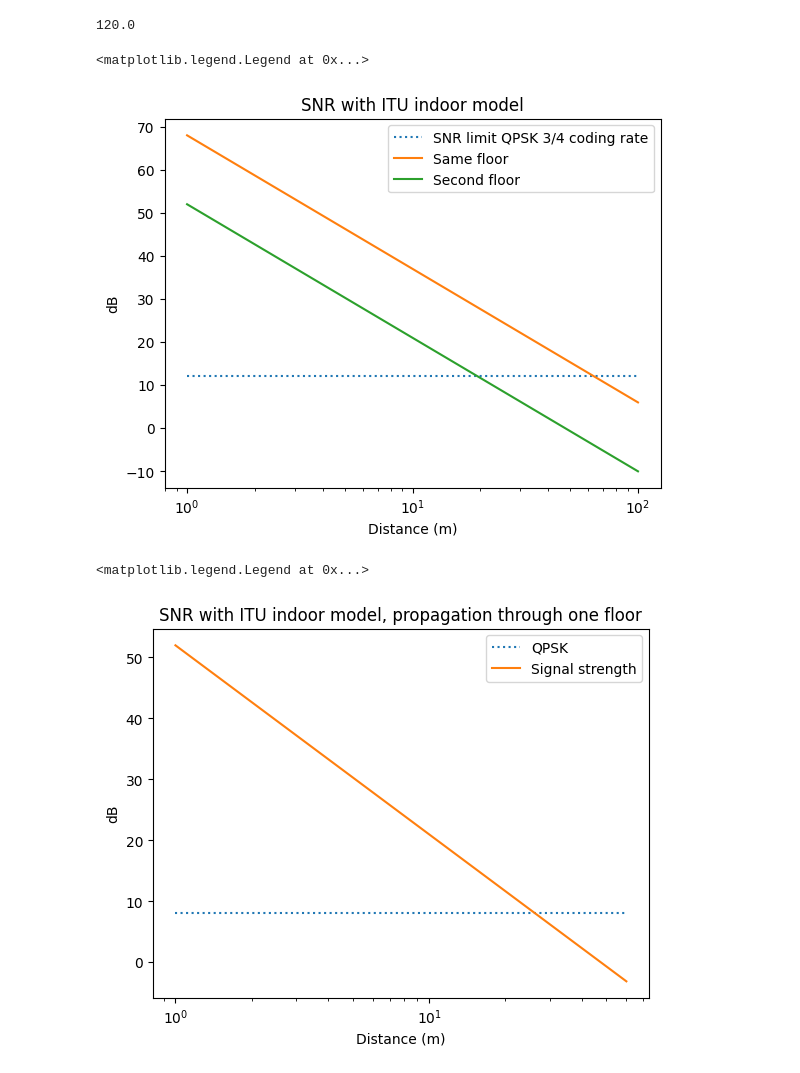
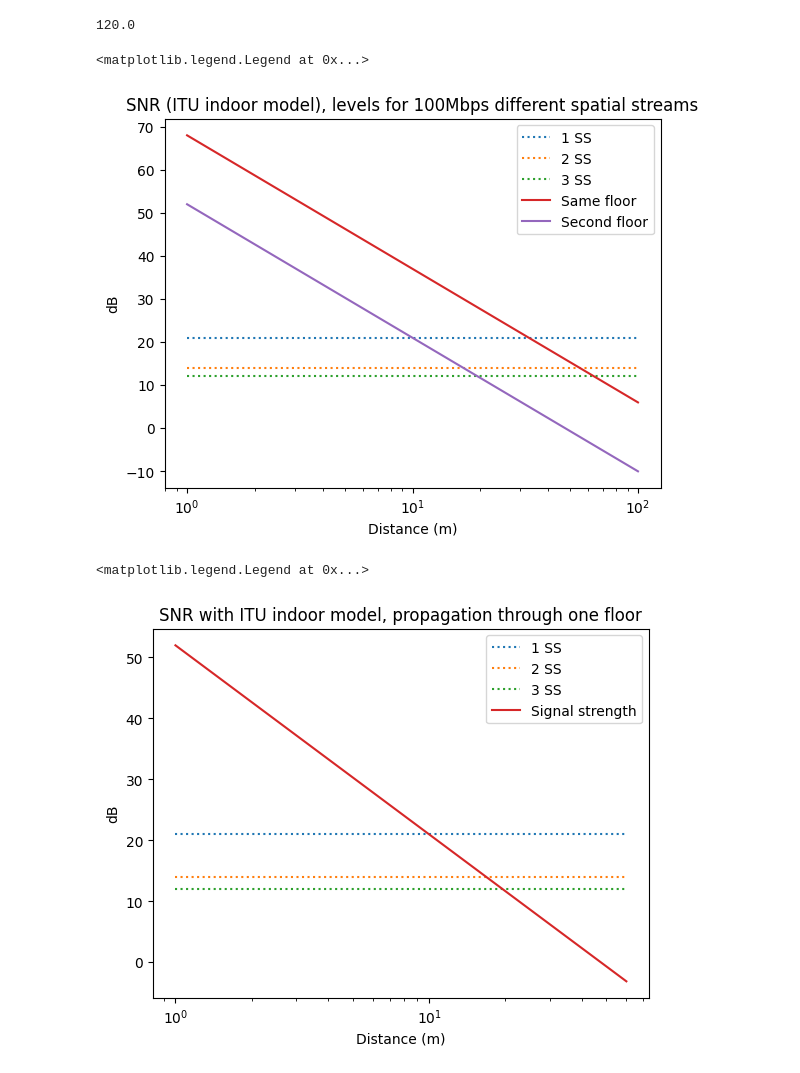
Before and after one commit to Joinatan/wireless_systems, a Jupyter notebook: casestudy1b/case_study1b.ipynb, the cells around one changed output. Saved outputs shown, nothing was run; the diff lists cells and outputs as text; code cells hidden in the pictures.

```diff
--- a/casestudy1b/case_study1b.ipynb
+++ b/casestudy1b/case_study1b.ipynb
@@ -30,7 +30,7 @@ def propagationLossExp(r, k = 2.7):
     return (4 * np.pi/wavelength)** 2 * r**k
 
 def ITU_indoor_propagation(r, n=31, floors = 0):
-    return toLinear(20 * np.log10(c_freq/1e6) + n * np.log10(r) - 28 + (16 * floors)) #NO FLOORS (+16 per floor)
+    return toLinear(20 * np.log10(c_freq/1e6) - 28 + n * np.log10(r) + (16 * floors)) #NO FLOORS (+16 per floor)
 # %%
 #-------------PLOT SNR
 received_power_listSNR = []
@@ -39,36 +39,43 @@ received_power_list_concreteSNR = []
 received_power_list_second_floor = []
 
 distance = 100
 
 for i in range(1, distance + 1):
     received_power_listSNR.append(todB(tx_power * antenna_gain**2 / (ITU_indoor_propagation(i) * kBT)))
     received_power_list_drywallSNR.append(received_power_listSNR[i-1] - drywallLoss * 2)
     received_power_list_concreteSNR.append(received_power_listSNR[i-1] - concreteLoss)
     received_power_list_second_floor.append(todB(tx_power * antenna_gain**2 / (ITU_indoor_propagation(i, 31, 1) * kBT)))
 
 plt.xscale('log')
-plt.title('SNR with ITU indoor model')
+plt.title('SNR (ITU indoor model), levels for 100Mbps different spatial streams')
 plt.ylabel('dB')
 plt.xlabel('Distance (m)')
 #limits
 #
 #https://community.cisco.com/legacyfs/online/attachments/discussion/revolution-wi-fi-mcs-to-snr-single-page.pdf
 #QAM256 = 27.5
 #QAM64 = 20
 QPSK = 12
 QAM16 = 24
 #plt.plot(range(1, 61), [QAM256 for x in range(0,60)], label='QAM256', linestyle='dotted')
-plt.plot(range(1, distance + 1), [QPSK for x in range(0,distance)], label='SNR limit QPSK 3/4 coding rate', linestyle='dotted')
+#plt.plot(range(1, distance + 1), [QPSK for x in range(0,distance)], label='SNR limit QPSK 3/4 coding rate', linestyle='dotted')
+spatial_stream1 = 21
+spatial_stream2 = 14
+spatial_stream3 = 12
+
+plt.plot(range(1, distance+1), [spatial_stream1 for x in range(0,distance)], label='1 SS', linestyle='dotted')
+plt.plot(range(1, distance+1), [spatial_stream2 for x in range(0,distance)], label='2 SS', linestyle='dotted')
+plt.plot(range(1, distance+1), [spatial_stream3 for x in range(0,distance)], label='3 SS', linestyle='dotted')
 
 #signals
 plt.plot(range(1, distance + 1), received_power_listSNR, label='Same floor')
 plt.plot(range(1, distance+1), received_power_list_second_floor, label='Second floor')
 #plt.plot(range(1, distance + 1), received_power_list_drywallSNR, label='Drywall')
 #plt.plot(range(1, distance + 1), received_power_list_concreteSNR, label='Concrete 102 mm')
 plt.legend()
 # %% [output]
 <matplotlib.legend.Legend at 0x...>
-[figure, old version]
+[figure, new version]
 # %%
 #From floor to floor
 received_power_list_second_floor = []
@@ -76,7 +83,13 @@ for i in range(1, 61):
     received_power_list_second_floor.append(todB(tx_power * antenna_gain**2 / (ITU_indoor_propagation(i, 31, 1) * kBT)))
 
 
-plt.plot(range(1, 61), [QPSK for x in range(0,60)], label='QPSK', linestyle='dotted')
+spatial_stream1 = 21
+spatial_stream2 = 14
+spatial_stream3 = 12
+
+plt.plot(range(1, 61), [spatial_stream1 for x in range(0,60)], label='1 SS', linestyle='dotted')
+plt.plot(range(1, 61), [spatial_stream2 for x in range(0,60)], label='2 SS', linestyle='dotted')
+plt.plot(range(1, 61), [spatial_stream3 for x in range(0,60)], label='3 SS', linestyle='dotted')
 
 plt.xscale('log')
 plt.title('SNR with ITU indoor model, propagation through one floor')
@@ -87,7 +100,7 @@ plt.plot(range(1, 61), received_power_list_second_floor, label='Signal strength'
 plt.legend()
 # %% [output]
 <matplotlib.legend.Legend at 0x...>
-[figure, old version]
+[figure, new version]
 # %%
 #-------------PLOT RECEIVED POWER
 received_power_list = []
```
Also changed, not shown: parts of 4 cells of this notebook, 6 other files.
